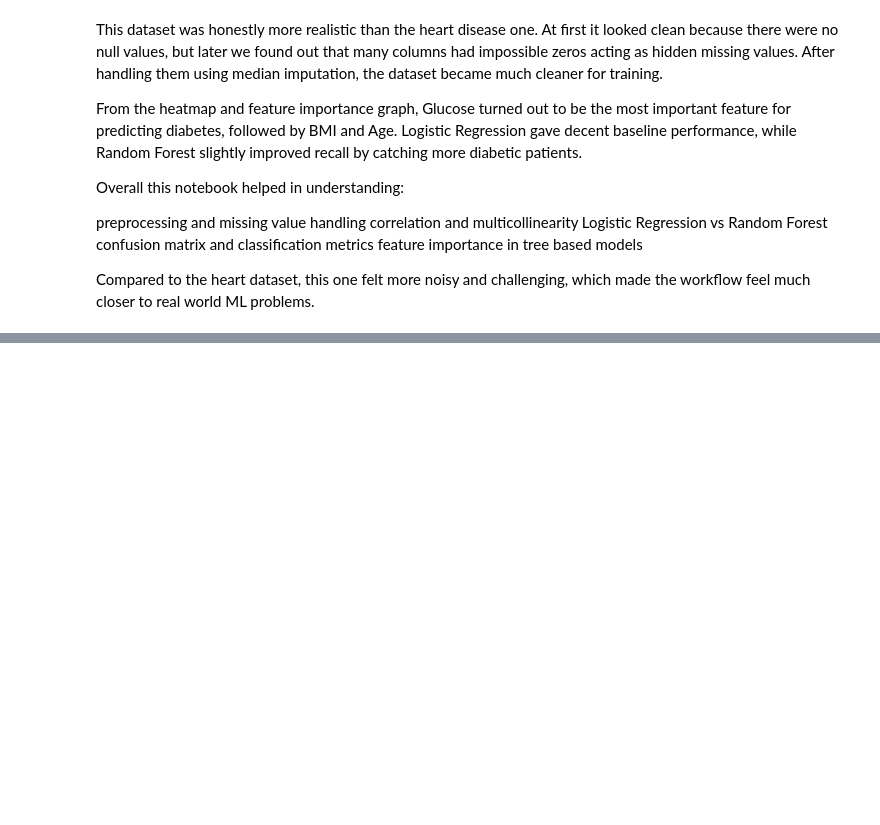
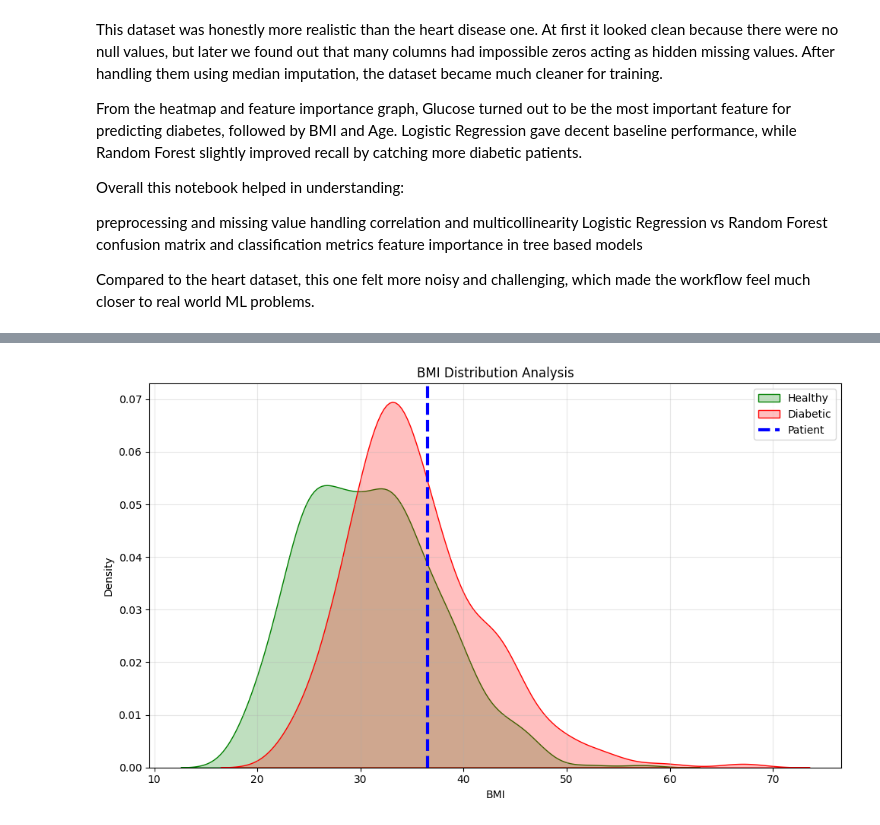
Before and after one commit to TheOnlySG/medical-classification-ml, a Jupyter notebook: Research Notebooks/eda_diabetes.ipynb, the cells around one changed output, grey strips where cells are left out. Cells and saved outputs as stored; diff of their text form; code cells hidden in the pictures; blank space fills up the shorter version.

```diff
--- a/Research Notebooks/eda_diabetes.ipynb
+++ b/Research Notebooks/eda_diabetes.ipynb
@@ -355,0 +389,44 @@ Compared to the heart dataset, this one felt more noisy and challenging, which m
+# %%
+plt.figure(figsize=(10,6))
+
+patient_bmi = 36.5
+
+sns.kdeplot(
+    data = diabetes_df[diabetes_df['Outcome'] == 0],
+    x = 'BMI',
+    fill = True,
+    color = 'green',
+    label = 'Healthy'
+)
+
+sns.kdeplot(
+    data = diabetes_df[diabetes_df['Outcome'] == 1],
+    x = 'BMI',
+    fill = True,
+    color = 'red',
+    label = 'Diabetic'
+)
+
+plt.axvline(
+    patient_bmi,
+    color = 'blue',
+    linestyle = '--',
+    linewidth = 3,
+    label = 'Patient'
+)
+
+plt.title('BMI Distribution Analysis')
+
+plt.xlabel('BMI')
+
+plt.ylabel('Density')
+
+plt.legend()
+
+plt.grid(alpha=0.3)
+
+plt.tight_layout()
+
+plt.show()
+# %% [output]
+[figure, added]
```
Also changed, not shown: parts of 4 cells of this notebook, 10 other files.
